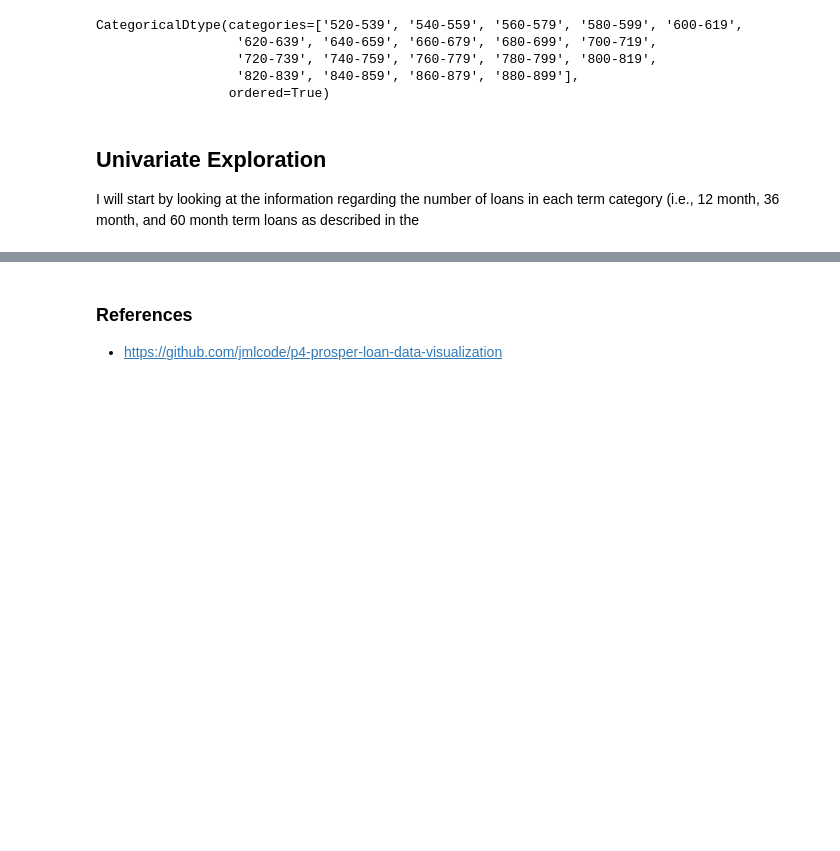
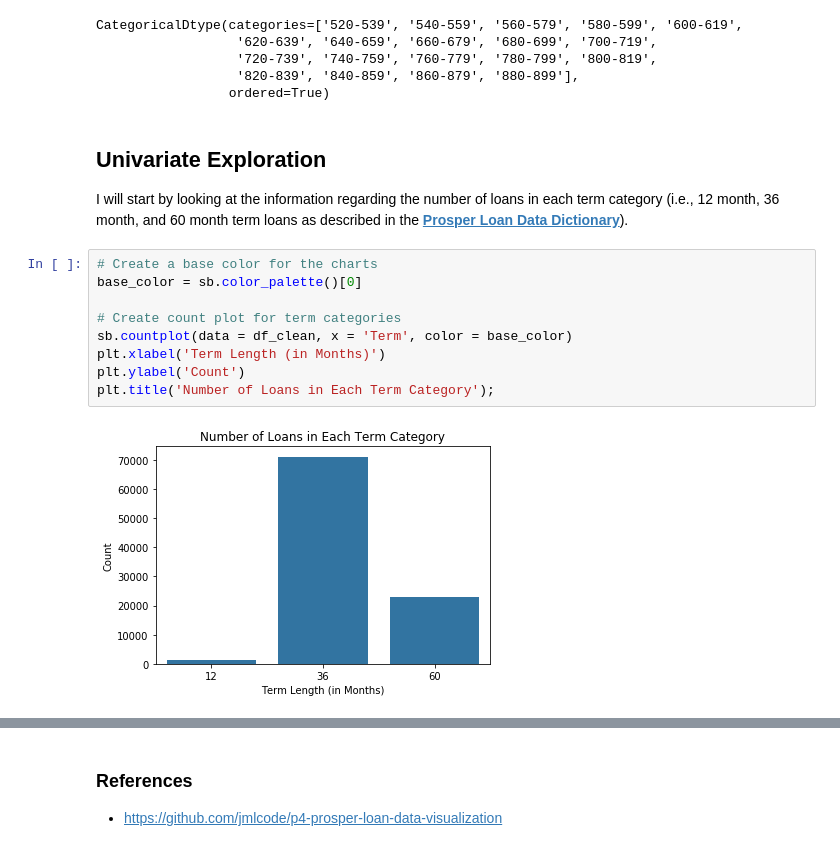
Before and after one commit to Mag-bot/Visualization-Project, a Jupyter notebook: prosperLoanData_wrangling.ipynb, the cells around one changed output, grey strips where cells are left out. Drawn from its saved outputs; the diff is of its cells as text; blank space fills up the shorter version.

```diff
--- a/prosperLoanData_wrangling.ipynb
+++ b/prosperLoanData_wrangling.ipynb
@@ -493,4 +490,15 @@ CategoricalDtype(categories=['520-539', '540-559', '560-579', '580-599', '600-61
 # %% [markdown]
 ## Univariate Exploration
 
-I will start by looking at the information regarding the number of loans in each term category (i.e., 12 month, 36 month, and 60 month term loans as described in the
+I will start by looking at the information regarding the number of loans in each term category (i.e., 12 month, 36 month, and 60 month term loans as described in the __[Prosper Loan Data Dictionary](https://docs.google.com/spreadsheets/d/1gDyi_L4UvIrLTEC6Wri5nbaMmkGmLQBk-Yx3z0XDEtI/edit#gid=0)__).
+# %%
+# Create a base color for the charts
+base_color = sb.color_palette()[0]
+
+# Create count plot for term categories
+sb.countplot(data = df_clean, x = 'Term', color = base_color)
+plt.xlabel('Term Length (in Months)')
+plt.ylabel('Count')
+plt.title('Number of Loans in Each Term Category');
+# %% [output]
+[figure, added]
```
Also changed, not shown: parts of 16 cells of this notebook.
